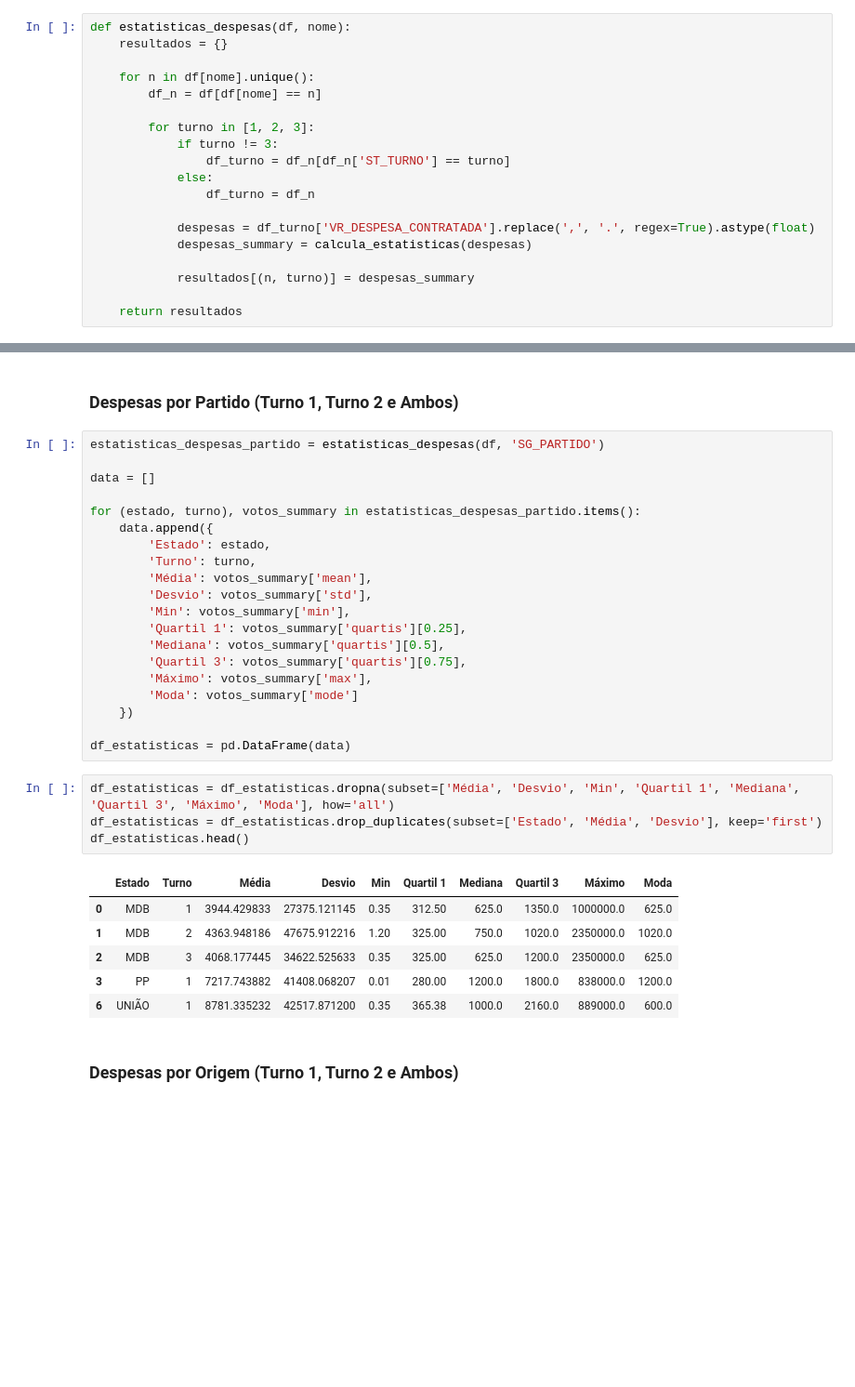
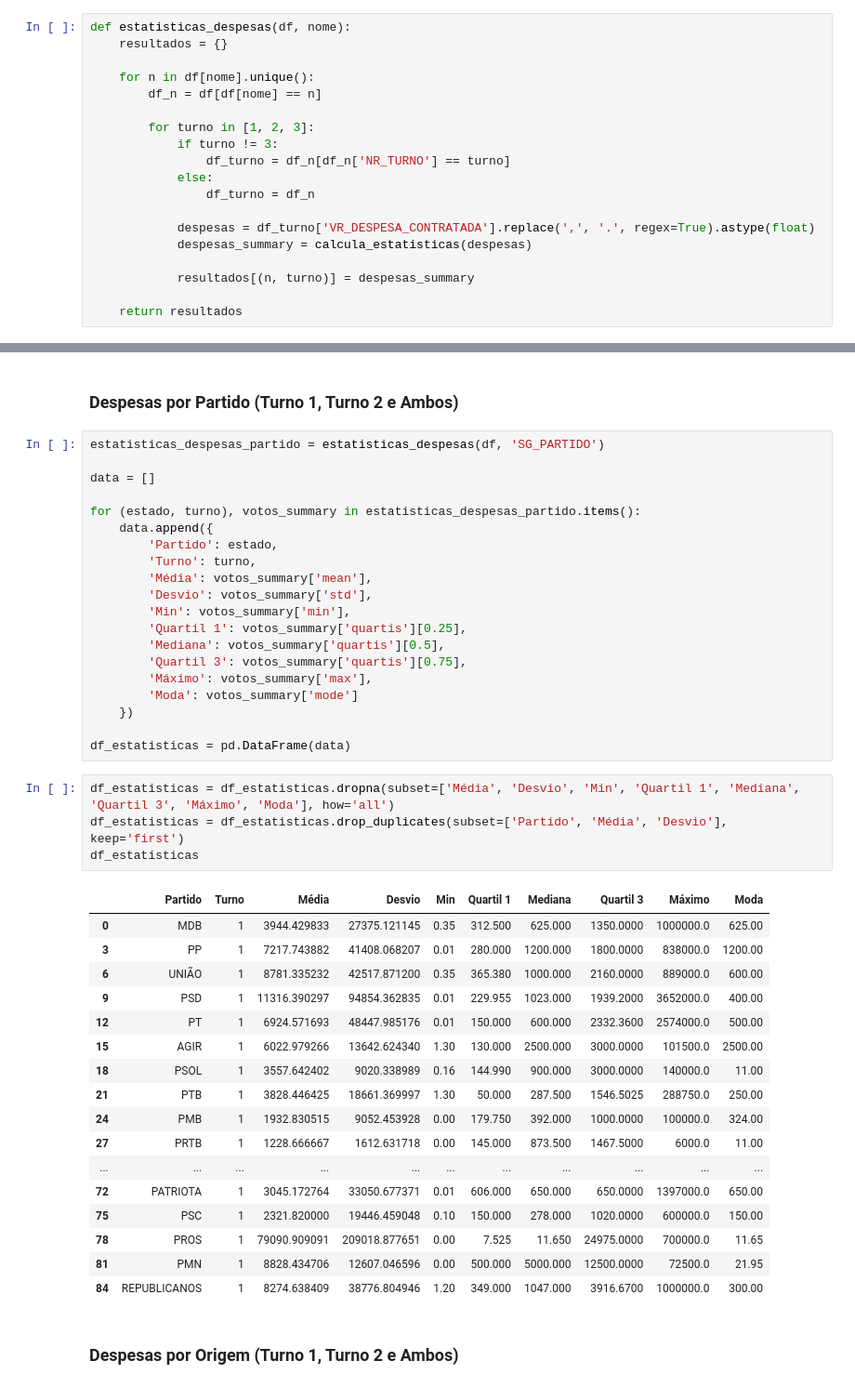
Before and after one commit to AndreiRech/Election, a Jupyter notebook: Analise.ipynb, the cells around one changed output, grey strips where cells are left out. Shown at 93% size. Saved outputs shown, nothing was run; the diff lists cells and outputs as text; blank space fills up the shorter version.

```diff
--- a/Analise.ipynb
+++ b/Analise.ipynb
@@ -45,7 +45,7 @@ def estatisticas_despesas(df, nome):
 
         for turno in [1, 2, 3]:
             if turno != 3:
-                df_turno = df_n[df_n['ST_TURNO'] == turno]
+                df_turno = df_n[df_n['NR_TURNO'] == turno]
             else:
                 df_turno = df_n
 
@@ -439,7 +459,7 @@ data = []
 
 for (estado, turno), votos_summary in estatisticas_despesas_partido.items():
     data.append({
-        'Estado': estado,
+        'Partido': estado,
         'Turno': turno,
         'Média': votos_summary['mean'],
         'Desvio': votos_summary['std'],
@@ -454,15 +474,26 @@ for (estado, turno), votos_summary in estatisticas_despesas_partido.items():
 df_estatisticas = pd.DataFrame(data)
 # %%
 df_estatisticas = df_estatisticas.dropna(subset=['Média', 'Desvio', 'Min', 'Quartil 1', 'Mediana', 'Quartil 3', 'Máximo', 'Moda'], how='all')
-df_estatisticas = df_estatisticas.drop_duplicates(subset=['Estado', 'Média', 'Desvio'], keep='first')
-df_estatisticas.head()
+df_estatisticas = df_estatisticas.drop_duplicates(subset=['Partido', 'Média', 'Desvio'], keep='first')
+df_estatisticas
 # %% [output]
-|  | Estado | Turno | Média | Desvio | Min | Quartil 1 | Mediana | Quartil 3 | Máximo | Moda |
-| 0 | MDB | 1 | 3944.429833 | 27375.121145 | 0.35 | 312.50 | 625.0 | 1350.0 | 1000000.0 | 625.0 |
-| 1 | MDB | 2 | 4363.948186 | 47675.912216 | 1.20 | 325.00 | 750.0 | 1020.0 | 2350000.0 | 1020.0 |
-| 2 | MDB | 3 | 4068.177445 | 34622.525633 | 0.35 | 325.00 | 625.0 | 1200.0 | 2350000.0 | 625.0 |
-| 3 | PP | 1 | 7217.743882 | 41408.068207 | 0.01 | 280.00 | 1200.0 | 1800.0 | 838000.0 | 1200.0 |
-| 6 | UNIÃO | 1 | 8781.335232 | 42517.871200 | 0.35 | 365.38 | 1000.0 | 2160.0 | 889000.0 | 600.0 |
+|  | Partido | Turno | Média | Desvio | Min | Quartil 1 | Mediana | Quartil 3 | Máximo | Moda |
+| 0 | MDB | 1 | 3944.429833 | 27375.121145 | 0.35 | 312.500 | 625.000 | 1350.0000 | 1000000.0 | 625.00 |
+| 3 | PP | 1 | 7217.743882 | 41408.068207 | 0.01 | 280.000 | 1200.000 | 1800.0000 | 838000.0 | 1200.00 |
+| 6 | UNIÃO | 1 | 8781.335232 | 42517.871200 | 0.35 | 365.380 | 1000.000 | 2160.0000 | 889000.0 | 600.00 |
+| 9 | PSD | 1 | 11316.390297 | 94854.362835 | 0.01 | 229.955 | 1023.000 | 1939.2000 | 3652000.0 | 400.00 |
+| 12 | PT | 1 | 6924.571693 | 48447.985176 | 0.01 | 150.000 | 600.000 | 2332.3600 | 2574000.0 | 500.00 |
+| 15 | AGIR | 1 | 6022.979266 | 13642.624340 | 1.30 | 130.000 | 2500.000 | 3000.0000 | 101500.0 | 2500.00 |
+| 18 | PSOL | 1 | 3557.642402 | 9020.338989 | 0.16 | 144.990 | 900.000 | 3000.0000 | 140000.0 | 11.00 |
+| 21 | PTB | 1 | 3828.446425 | 18661.369997 | 1.30 | 50.000 | 287.500 | 1546.5025 | 288750.0 | 250.00 |
+| 24 | PMB | 1 | 1932.830515 | 9052.453928 | 0.00 | 179.750 | 392.000 | 1000.0000 | 100000.0 | 324.00 |
+| 27 | PRTB | 1 | 1228.666667 | 1612.631718 | 0.00 | 145.000 | 873.500 | 1467.5000 | 6000.0 | 11.00 |
+| ... | ... | ... | ... | ... | ... | ... | ... | ... | ... | ... |
+| 72 | PATRIOTA | 1 | 3045.172764 | 33050.677371 | 0.01 | 606.000 | 650.000 | 650.0000 | 1397000.0 | 650.00 |
+| 75 | PSC | 1 | 2321.820000 | 19446.459048 | 0.10 | 150.000 | 278.000 | 1020.0000 | 600000.0 | 150.00 |
+| 78 | PROS | 1 | 79090.909091 | 209018.877651 | 0.00 | 7.525 | 11.650 | 24975.0000 | 700000.0 | 11.65 |
+| 81 | PMN | 1 | 8828.434706 | 12607.046596 | 0.00 | 500.000 | 5000.000 | 12500.0000 | 72500.0 | 21.95 |
+| 84 | REPUBLICANOS | 1 | 8274.638409 | 38776.804946 | 1.20 | 349.000 | 1047.000 | 3916.6700 | 1000000.0 | 300.00 |
 # %% [markdown]
 ### Despesas por Origem (Turno 1, Turno 2 e Ambos)
 # %%
```
Also changed, not shown: parts of 8 cells of this notebook, 1 other file.
